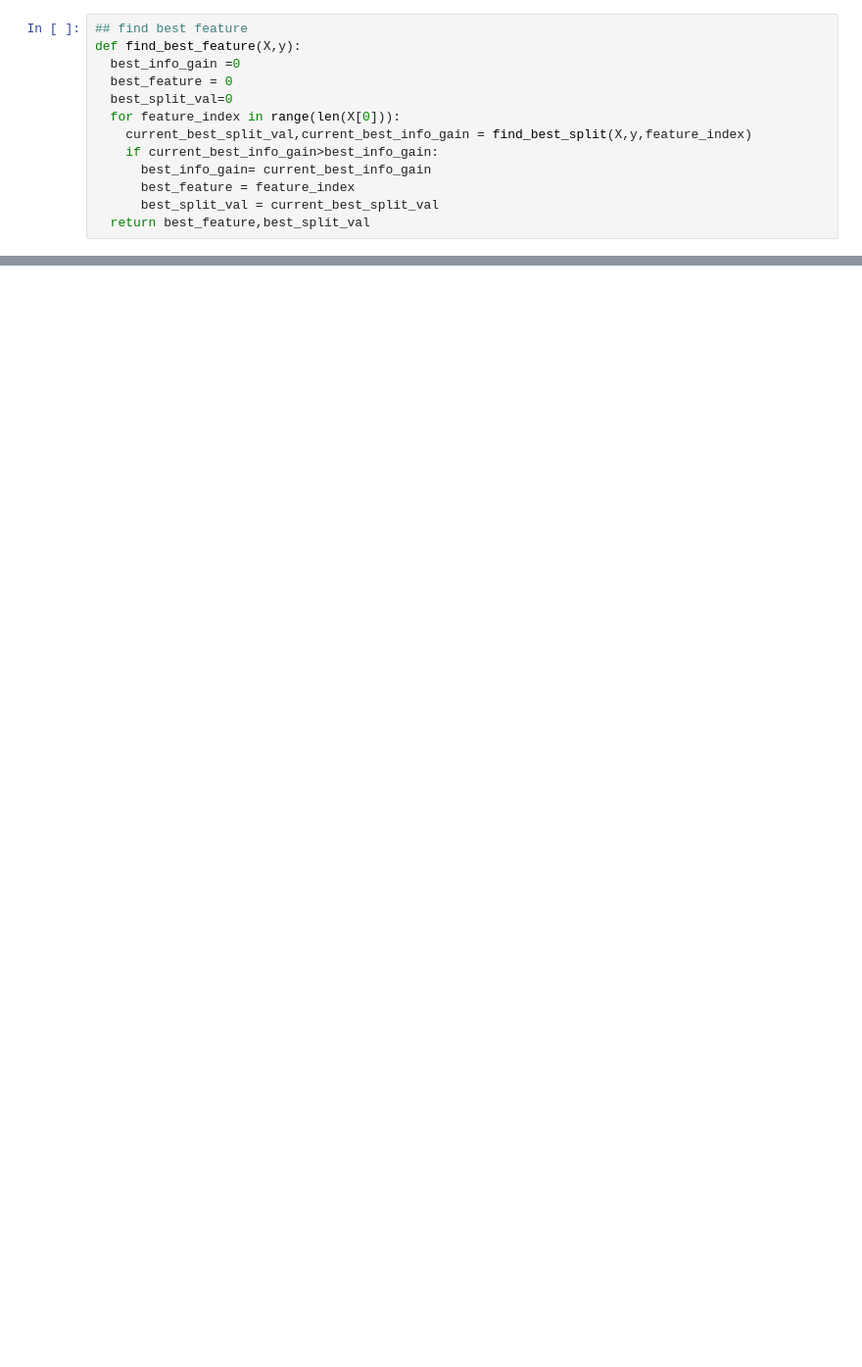
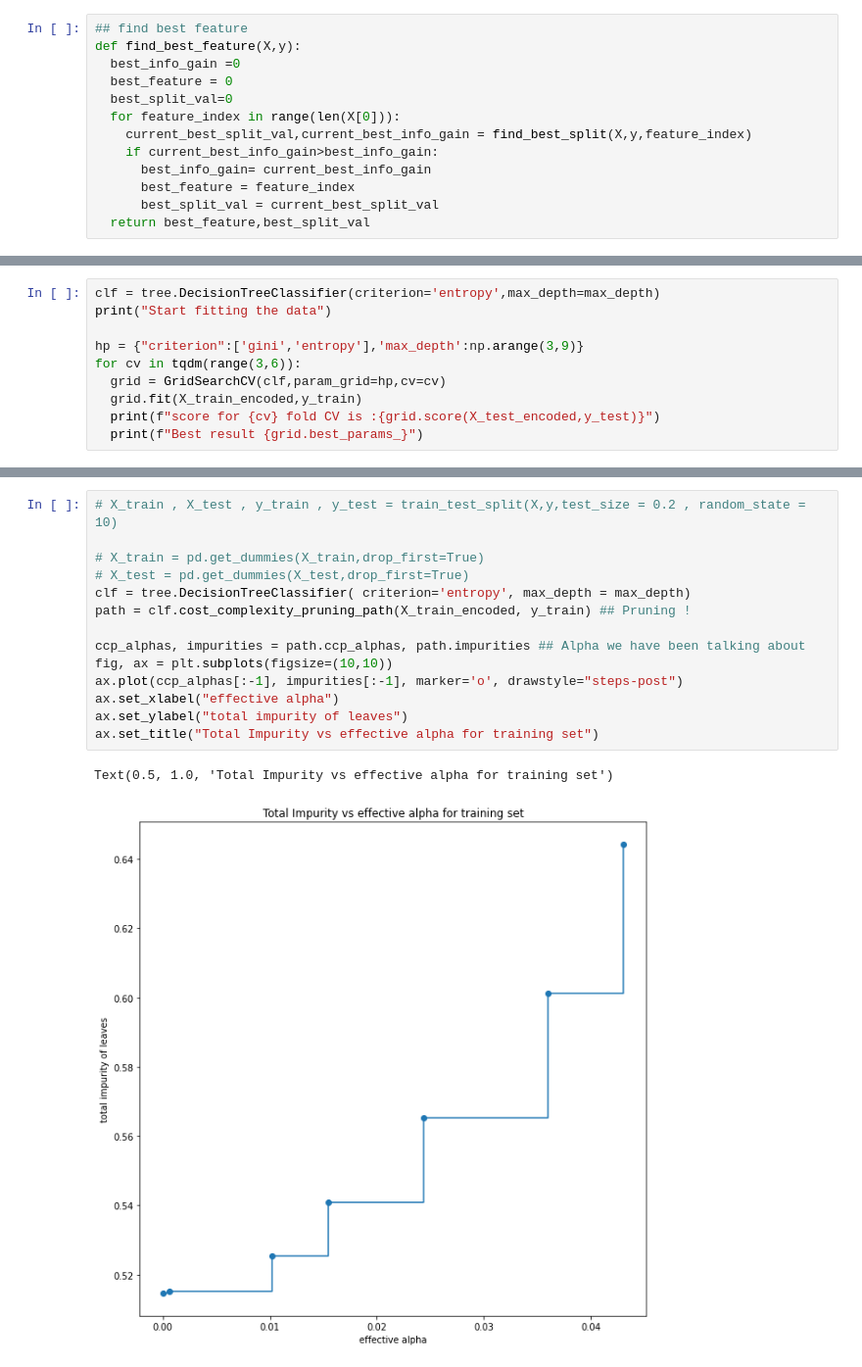
Before and after one commit to Ahsan-techie/DecisionTrees, a Jupyter notebook: DecisionTrees.ipynb, the cells around one changed output, grey strips where cells are left out. Shown at 98% size. Drawn from its saved outputs; the diff is of its cells as text; blank space fills up the shorter version.

```diff
--- a/DecisionTrees.ipynb
+++ b/DecisionTrees.ipynb
@@ -261,0 +489,10 @@ class DecisionTree(object):
+# %%
+clf = tree.DecisionTreeClassifier(criterion='entropy',max_depth=max_depth)
+print("Start fitting the data")
+
+hp = {"criterion":['gini','entropy'],'max_depth':np.arange(3,9)}
+for cv in tqdm(range(3,6)):
+  grid = GridSearchCV(clf,param_grid=hp,cv=cv)
+  grid.fit(X_train_encoded,y_train)
+  print(f"score for {cv} fold CV is :{grid.score(X_test_encoded,y_test)}")
+  print(f"Best result {grid.best_params_}")
@@ -261,0 +507,17 @@ class DecisionTree(object):
+# %%
+# X_train , X_test , y_train , y_test = train_test_split(X,y,test_size = 0.2 , random_state = 10)
+
+# X_train = pd.get_dummies(X_train,drop_first=True)
+# X_test = pd.get_dummies(X_test,drop_first=True)
+clf = tree.DecisionTreeClassifier( criterion='entropy', max_depth = max_depth)
+path = clf.cost_complexity_pruning_path(X_train_encoded, y_train) ## Pruning !
+
+ccp_alphas, impurities = path.ccp_alphas, path.impurities ## Alpha we have been talking about
+fig, ax = plt.subplots(figsize=(10,10))
+ax.plot(ccp_alphas[:-1], impurities[:-1], marker='o', drawstyle="steps-post")
+ax.set_xlabel("effective alpha")
+ax.set_ylabel("total impurity of leaves")
+ax.set_title("Total Impurity vs effective alpha for training set")
+# %% [output]
+Text(0.5, 1.0, 'Total Impurity vs effective alpha for training set')
+[figure, added]
```
Also changed, not shown: parts of 28 cells of this notebook.
